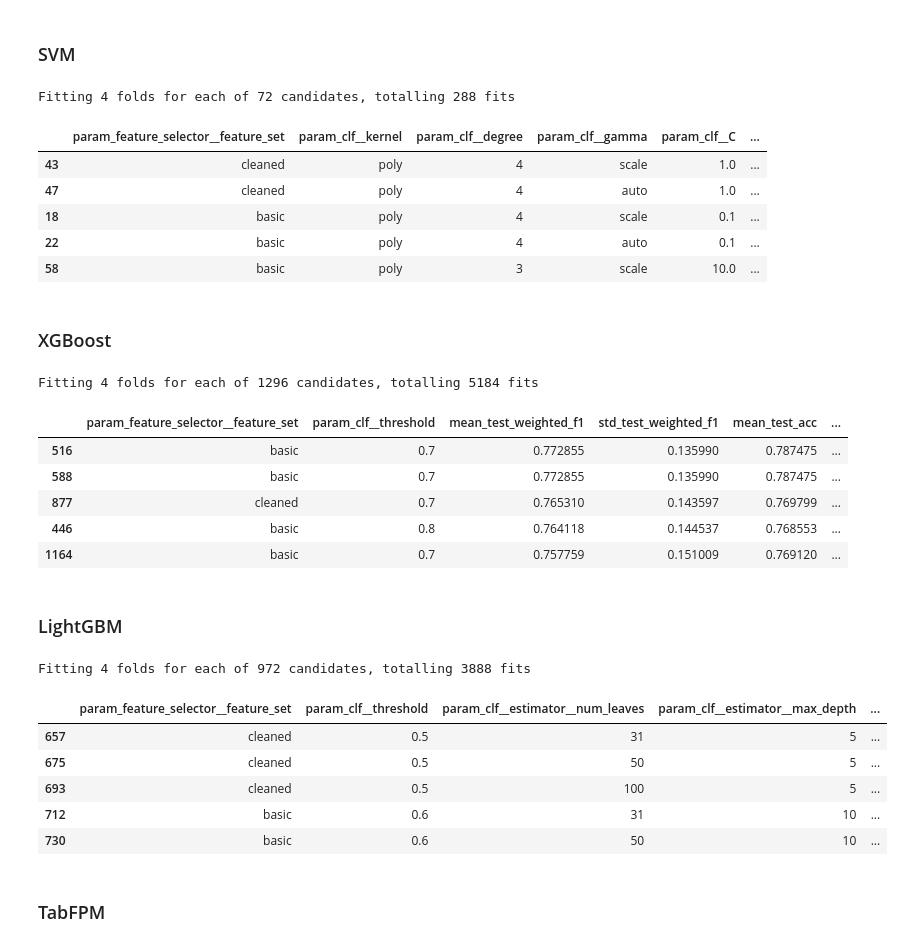
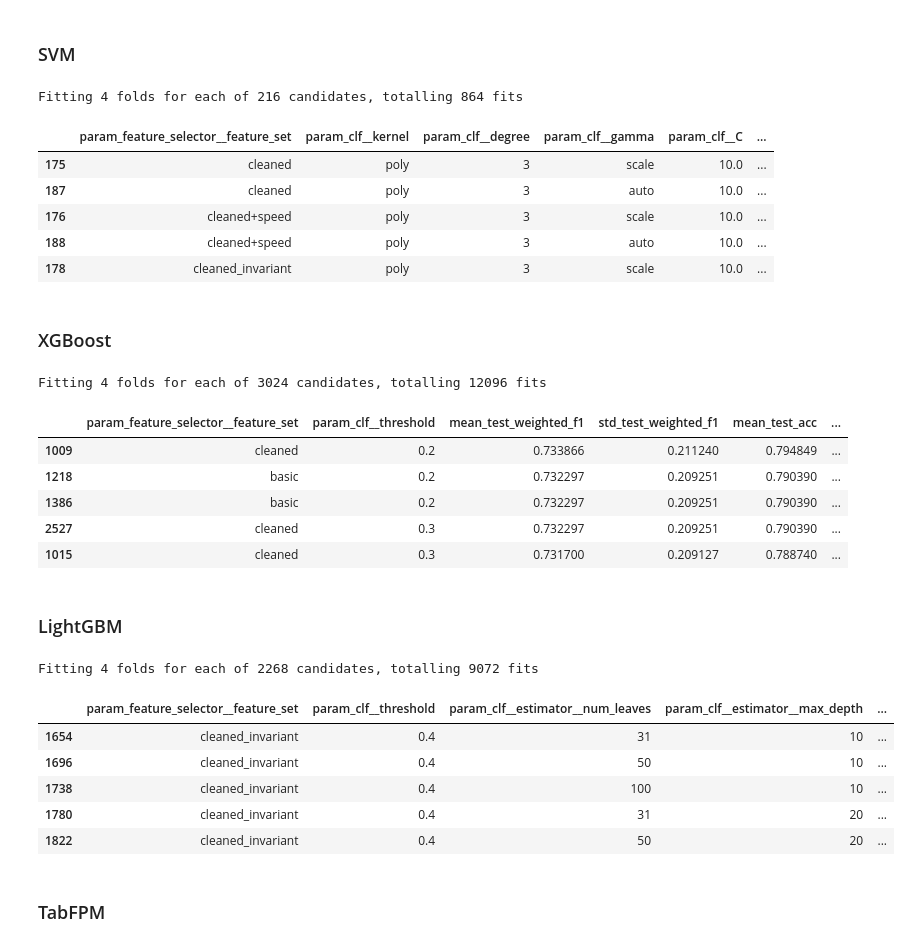
Before and after one commit to m-j-w-f/ROAR, a Jupyter notebook: src/roar/notenbooks/04train_opt.ipynb, the cells around one changed output. Drawn from its saved outputs; the diff is of its cells as text; code cells hidden in the pictures.

Commit message:
added invariant feature set

```diff
--- a/src/roar/notenbooks/04train_opt.ipynb
+++ b/src/roar/notenbooks/04train_opt.ipynb
@@ -292,7 +319,7 @@ pipeline_dummy = Pipeline(
 )
 
 param_grid = {
-    "feature_selector__feature_set": ["basic", "cleaned", "clean+speed"],
+    "feature_selector__feature_set": list(FEATURE_SETS.keys()),
 }
 
 scoring = {
@@ -331,9 +360,9 @@ pipeline = Pipeline(
 )
 
 param_grid = {
-    "feature_selector__feature_set": ["basic", "cleaned", "clean+speed"],
+    "feature_selector__feature_set": list(FEATURE_SETS.keys()),
     "pca__n_components": [0.8, 0.9, 0.95, 0.99, 0.999],
-    "clf__threshold": [0.1, 0.2, 0.3, 0.4, 0.5, 0.6, 0.7, 0.8, 0.9],
+    "clf__threshold": [0.2, 0.3, 0.4, 0.5, 0.6, 0.7, 0.8],
     "clf__estimator__C": [0.1, 1, 10],
     "clf__estimator__class_weight": [None, "balanced"],
 }
@@ -399,8 +428,8 @@ pipeline_rf = Pipeline(
 )
 
 param_grid = {
-    "feature_selector__feature_set": ["basic", "cleaned"],
-    "clf__threshold": [0.1, 0.2, 0.3, 0.4, 0.5, 0.6, 0.7, 0.8, 0.9],
+    "feature_selector__feature_set": list(FEATURE_SETS.keys()),
+    "clf__threshold": [0.2, 0.3, 0.4, 0.5, 0.6, 0.7, 0.8],
     "clf__estimator__max_depth": [None, 5, 10],
     "clf__estimator__min_samples_leaf": [1, 5, 10],
     "clf__estimator__class_weight": [None, "balanced", "balanced_subsample"],
@@ -459,7 +488,7 @@ pipeline_svc = Pipeline(
 )
 
 param_grid = {
-    "feature_selector__feature_set": ["basic", "cleaned"],
+    "feature_selector__feature_set": list(FEATURE_SETS.keys()),
     "clf__kernel": ["rbf", "poly"],
     "clf__degree": [2, 3, 4],
     "clf__gamma": ["scale", "auto"],
@@ -498,13 +527,13 @@ pd.DataFrame(grid.cv_results_)[
     ]
 ].nlargest(5, columns="mean_test_weighted_f1")
 # %% [output]
-Fitting 4 folds for each of 72 candidates, totalling 288 fits
+Fitting 4 folds for each of 216 candidates, totalling 864 fits
 |  | param_feature_selector__feature_set | param_clf__kernel | param_clf__degree | param_clf__gamma | param_clf__C | ... |
-| 43 | cleaned | poly | 4 | scale | 1.0 | ... |
-| 47 | cleaned | poly | 4 | auto | 1.0 | ... |
-| 18 | basic | poly | 4 | scale | 0.1 | ... |
-| 22 | basic | poly | 4 | auto | 0.1 | ... |
-| 58 | basic | poly | 3 | scale | 10.0 | ... |
+| 175 | cleaned | poly | 3 | scale | 10.0 | ... |
+| 187 | cleaned | poly | 3 | auto | 10.0 | ... |
+| 176 | cleaned+speed | poly | 3 | scale | 10.0 | ... |
+| 188 | cleaned+speed | poly | 3 | auto | 10.0 | ... |
+| 178 | cleaned_invariant | poly | 3 | scale | 10.0 | ... |
 # %% [markdown]
 ### XGBoost
 # %%
@@ -530,8 +559,8 @@ pipeline_xgb = Pipeline(
 )
 
 param_grid = {
-    "feature_selector__feature_set": ["basic", "cleaned"],
-    "clf__threshold": [0.1, 0.2, 0.3, 0.4, 0.5, 0.6, 0.7, 0.8, 0.9],
+    "feature_selector__feature_set": list(FEATURE_SETS.keys()),
+    "clf__threshold": [0.2, 0.3, 0.4, 0.5, 0.6, 0.7, 0.8],
     "clf__estimator__max_depth": [3, 5, 7],
     "clf__estimator__min_child_weight": [1, 5],
     "clf__estimator__learning_rate": [0.01, 0.05, 0.1],
@@ -542,39 +571,39 @@ param_grid = {
 scoring = {
     "weighted_f1": "f1_weighted",
     "acc": "accuracy",
 }
 
 grid = GridSearchCV(
     estimator=pipeline_xgb,
     param_grid=param_grid,
     scoring=scoring,
     refit="weighted_f1",
     cv=logo.split(X, y_enc, groups),
     n_jobs=-1,
     verbose=1,
 )
 grid.fit(X, y_enc)
 
 res_df = add_results_to_df(grid, res_df, model_name="XGBoost")
 
 pd.DataFrame(grid.cv_results_)[
     [
         "param_feature_selector__feature_set",
         "param_clf__threshold",
         "mean_test_weighted_f1",
         "std_test_weighted_f1",
         "mean_test_acc",
         "std_test_acc",
     ]
 ].nlargest(5, columns="mean_test_weighted_f1")
 # %% [output]
-Fitting 4 folds for each of 1296 candidates, totalling 5184 fits
+Fitting 4 folds for each of 3024 candidates, totalling 12096 fits
 |  | param_feature_selector__feature_set | param_clf__threshold | mean_test_weighted_f1 | std_test_weighted_f1 | mean_test_acc | ... |
-| 516 | basic | 0.7 | 0.772855 | 0.135990 | 0.787475 | ... |
-| 588 | basic | 0.7 | 0.772855 | 0.135990 | 0.787475 | ... |
-| 877 | cleaned | 0.7 | 0.765310 | 0.143597 | 0.769799 | ... |
-| 446 | basic | 0.8 | 0.764118 | 0.144537 | 0.768553 | ... |
-| 1164 | basic | 0.7 | 0.757759 | 0.151009 | 0.769120 | ... |
+| 1009 | cleaned | 0.2 | 0.733866 | 0.211240 | 0.794849 | ... |
+| 1218 | basic | 0.2 | 0.732297 | 0.209251 | 0.790390 | ... |
+| 1386 | basic | 0.2 | 0.732297 | 0.209251 | 0.790390 | ... |
+| 2527 | cleaned | 0.3 | 0.732297 | 0.209251 | 0.790390 | ... |
+| 1015 | cleaned | 0.3 | 0.731700 | 0.209127 | 0.788740 | ... |
 # %% [markdown]
 ### LightGBM
 # %%
@@ -603,8 +632,8 @@ pipeline_lgbm = Pipeline(
 )
 
 param_grid = {
-    "feature_selector__feature_set": ["basic", "cleaned"],
-    "clf__threshold": [0.1, 0.2, 0.3, 0.4, 0.5, 0.6, 0.7, 0.8, 0.9],
+    "feature_selector__feature_set": list(FEATURE_SETS.keys()),
+    "clf__threshold": [0.2, 0.3, 0.4, 0.5, 0.6, 0.7, 0.8],
     "clf__estimator__num_leaves": [31, 50, 100],
     "clf__estimator__max_depth": [5, 10, 20],
     "clf__estimator__learning_rate": [0.01, 0.05, 0.1],
@@ -645,13 +674,13 @@ pd.DataFrame(grid.cv_results_)[
     ]
 ].nlargest(5, columns="mean_test_weighted_f1")
 # %% [output]
-Fitting 4 folds for each of 972 candidates, totalling 3888 fits
+Fitting 4 folds for each of 2268 candidates, totalling 9072 fits
 |  | param_feature_selector__feature_set | param_clf__threshold | param_clf__estimator__num_leaves | param_clf__estimator__max_depth | ... |
-| 657 | cleaned | 0.5 | 31 | 5 | ... |
-| 675 | cleaned | 0.5 | 50 | 5 | ... |
-| 693 | cleaned | 0.5 | 100 | 5 | ... |
-| 712 | basic | 0.6 | 31 | 10 | ... |
-| 730 | basic | 0.6 | 50 | 10 | ... |
+| 1654 | cleaned_invariant | 0.4 | 31 | 10 | ... |
+| 1696 | cleaned_invariant | 0.4 | 50 | 10 | ... |
+| 1738 | cleaned_invariant | 0.4 | 100 | 10 | ... |
+| 1780 | cleaned_invariant | 0.4 | 31 | 20 | ... |
+| 1822 | cleaned_invariant | 0.4 | 50 | 20 | ... |
 # %% [markdown]
 ### TabFPM
 # %%
```
Also changed, not shown: parts of 10 cells of this notebook, 1 other file.
